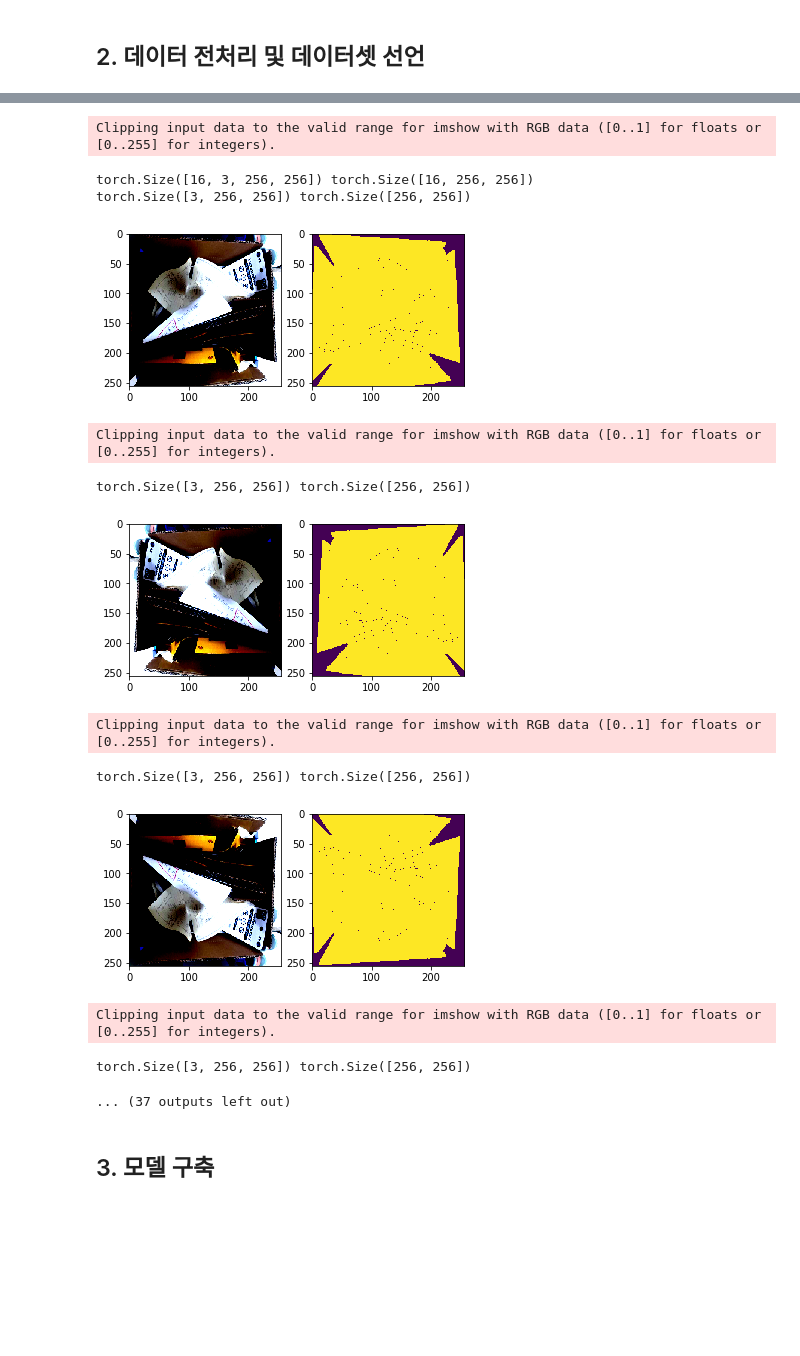
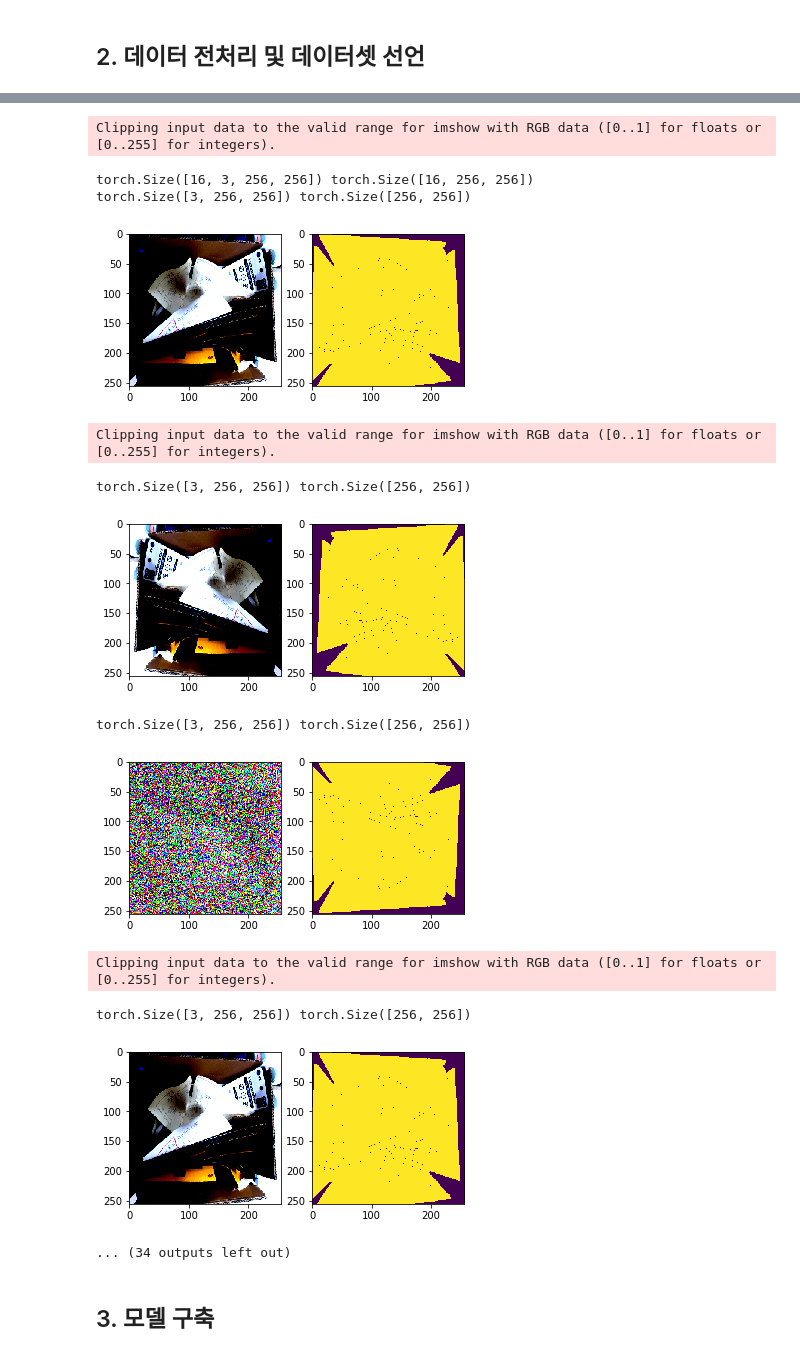
Before and after one commit to bcaitech1/p3-ims-obd-line2headingseongsu, a Jupyter notebook: MWLee/Code.ipynb, the cells around one changed output, grey strips where cells are left out. Drawn from its saved outputs; the diff is of its cells as text; code cells hidden in the pictures; blank space fills up the shorter version.

```diff
--- a/MWLee/Code.ipynb
+++ b/MWLee/Code.ipynb
@@ -95,9 +76,27 @@ class CustomDataLoader(Dataset):
                               A.RandomRotate90(0.5),
                               ToTensorV2()])
         '''
-        self.hor = A.Compose([A.HorizontalFlip(1), ToTensorV2()])
-        self.ver = A.Compose([A.VerticalFlip(1), ToTensorV2()])
-        self.ran = A.Compose([A.RandomRotate90(1), ToTensorV2()])
+        self.hor = A.Compose([A.HorizontalFlip(1),
+                              A.OneOf([
+                                    A.MotionBlur(p=1),
+                                    A.OpticalDistortion(p=1),
+                                    A.GaussNoise(p=1),
+                                    ], p=0.5),
+                              ToTensorV2()])
+        self.ver = A.Compose([A.VerticalFlip(1),
+                              A.OneOf([
+                                    A.MotionBlur(p=1),
+                                    A.OpticalDistortion(p=1),
+                                    A.GaussNoise(p=1),
+                                    ], p=0.5),
+                              ToTensorV2()])
+        self.ran = A.Compose([A.RandomRotate90(1),
+                              A.OneOf([
+                                    A.MotionBlur(p=1),
+                                    A.OpticalDistortion(p=1),
+                                    A.GaussNoise(p=1),
+                                    ], p=0.5),
+                              ToTensorV2()])
 
     def __getitem__(self, index: int):
         # dataset이 index되어 list처럼 동작
@@ -280,23 +279,23 @@ Done (t=0.89s)
 creating index...
 index created!
 loading annotations into memory...
 Done (t=0.02s)
 creating index...
 index created!
 655 41 53
 Clipping input data to the valid range for imshow with RGB data ([0..1] for floats or [0..255] for integers).
 torch.Size([16, 3, 256, 256]) torch.Size([16, 256, 256])
 torch.Size([3, 256, 256]) torch.Size([256, 256])
 [figure]
 Clipping input data to the valid range for imshow with RGB data ([0..1] for floats or [0..255] for integers).
 torch.Size([3, 256, 256]) torch.Size([256, 256])
 [figure]
-Clipping input data to the valid range for imshow with RGB data ([0..1] for floats or [0..255] for integers).
+torch.Size([3, 256, 256]) torch.Size([256, 256])
+[figure, new version]
-torch.Size([3, 256, 256]) torch.Size([256, 256])
+Clipping input data to the valid range for imshow with RGB data ([0..1] for floats or [0..255] for integers).
-[figure, old version]
-Clipping input data to the valid range for imshow with RGB data ([0..1] for floats or [0..255] for integers).
+torch.Size([3, 256, 256]) torch.Size([256, 256])
+[figure, added]
-torch.Size([3, 256, 256]) torch.Size([256, 256])
+... (34 outputs left out)
-... (37 outputs left out)
 # %% [markdown]
 ## 3. 모델 구축
 # %%
```
Also changed, not shown: parts of 14 cells of this notebook, 2 other files.
